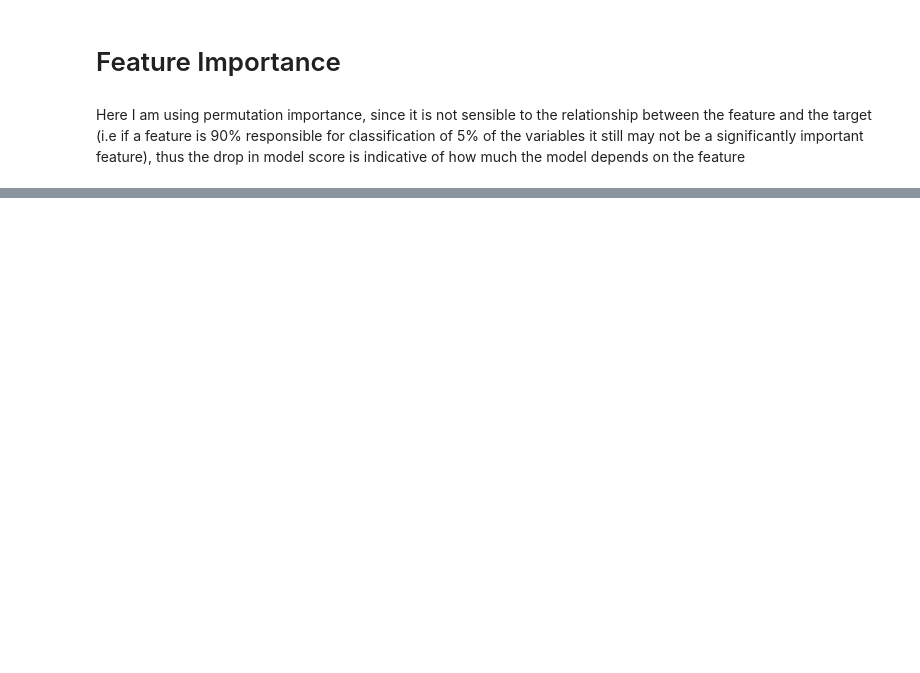
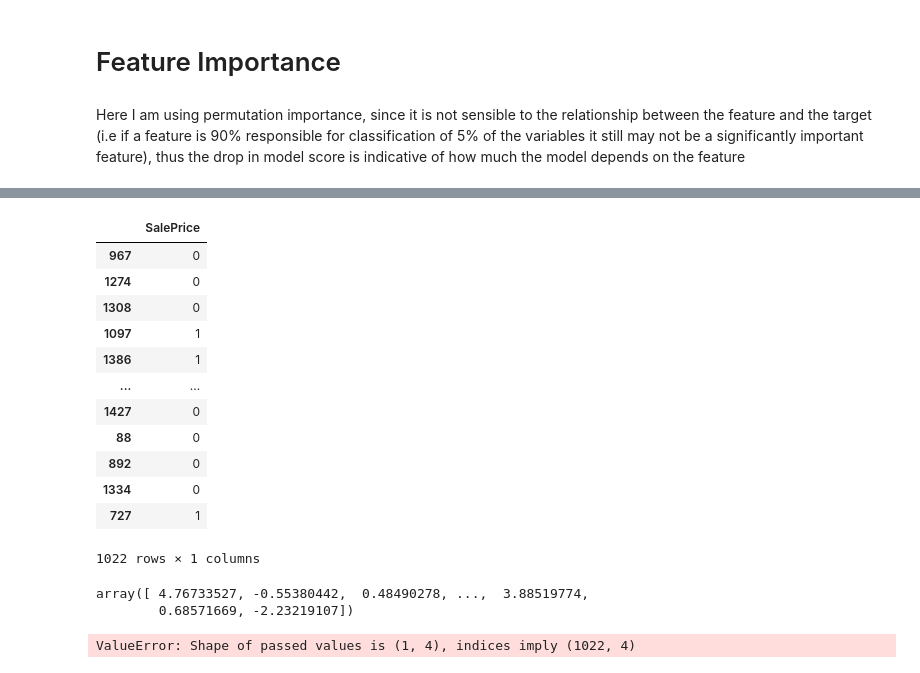
Before and after one commit to traceymai/housing, a Jupyter notebook: housing.ipynb, the cells around one changed output, grey strips where cells are left out. Cells and saved outputs as stored; diff of their text form; code cells hidden in the pictures; blank space fills up the shorter version.

```diff
--- a/housing.ipynb
+++ b/housing.ipynb
@@ -429,0 +454,11 @@ imp_df.head()
+# %%
+original_cols = X.columns
+sorted_selected_columns = [a for a in original_cols if a in selected_cols]
+sorted_selected_columns_indexes = [original_cols.get_loc(col) for col in X.columns if col in selected_cols]
+# %%
+selected_features_train = X_train[:, sorted_selected_columns_indexes]
+selected_features_test = X_test[:, sorted_selected_columns_indexes]
+# %%
+rf_selected_feats = RandomForestClassifier(oob_score=True)
+rf_selected_feats.fit(selected_features_train, _y_train_base)
+print("SELECTED FEATURES MODEL SCORE: {}".format(rf_selected_feats.score(selected_features_test, _y_test_base)))
@@ -429,0 +498,29 @@ imp_df.head()
+# %%
+_y_train_base
+# %% [output]
+|  | SalePrice |
+| 967 | 0 |
+| 1274 | 0 |
+| 1308 | 0 |
+| 1097 | 1 |
+| 1386 | 1 |
+| ... | ... |
+| 1427 | 0 |
+| 88 | 0 |
+| 892 | 0 |
+| 1334 | 0 |
+| 727 | 1 |
+1022 rows × 1 columns
+# %%
+x_arr
+# %% [output]
+array([ 4.76733527, -0.55380442,  0.48490278, ...,  3.88519774,
+        0.68571669, -2.23219107])
+# %%
+import plotly.express as px
+df = pd.DataFrame({"x": x_arr.tolist(), "y": y_arr.tolist(), "z": z_arr.tolist(), "target": _y_train_base}).drop_duplicates(inplace=True)
+#fig = px.scatter_3d(df, x = "x", y = "y", z = "z", color = "target", symbol = "target", size_max = 1, opacity = 0.7)
+
+#fig.update_layout(margin = dict(l=0, r=0, b=0, t=0))
+# %% [output]
+ValueError: Shape of passed values is (1, 4), indices imply (1022, 4)
```
Also changed, not shown: parts of 30 cells of this notebook.
